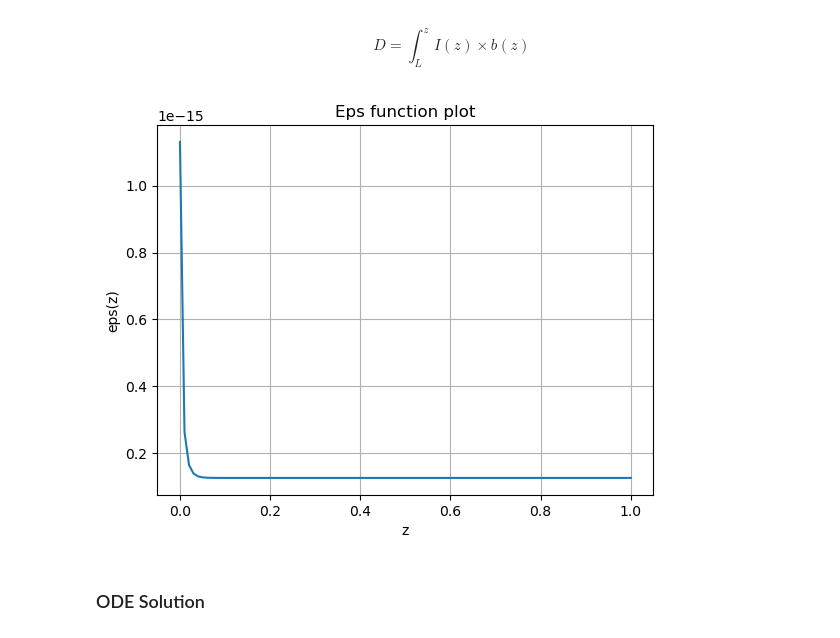
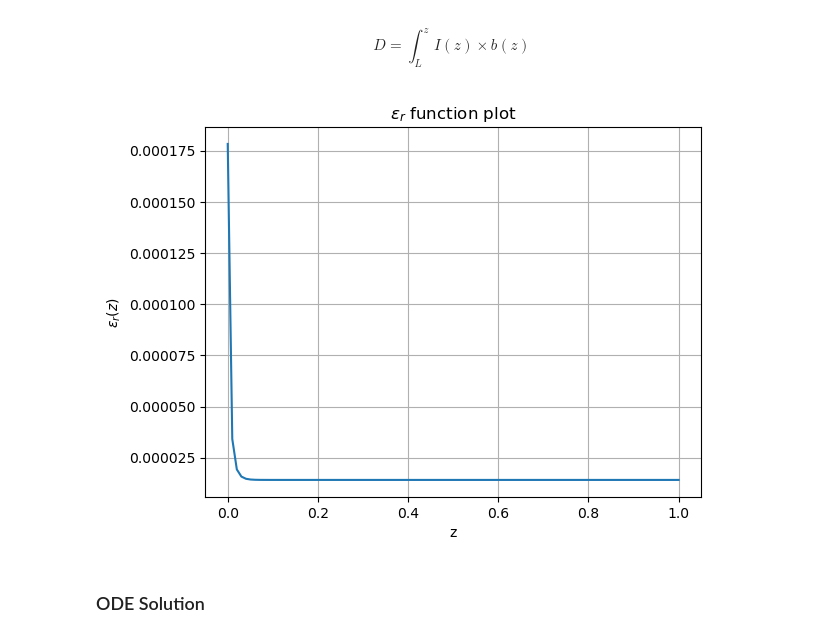
Before and after one commit to Mazz84002/Final-Year-Project, a Jupyter notebook: Numerically Checking Results/plots.ipynb, the cells around one changed output. Drawn from its saved outputs; the diff is of its cells as text; code cells hidden in the pictures.

```diff
--- a/Numerically Checking Results/plots.ipynb
+++ b/Numerically Checking Results/plots.ipynb
@@ -10,14 +11,17 @@ from scipy.integrate import solve_bvp
 from scipy import constants
 from sympy import *
 # %%
-L = 1
+# choosing values
+
+L = 0.1 # L = 10 [cm]
 mu_0 = constants.mu_0
-omega = 10**9 # 1[GHz]
-Z_L = 1e5 # 100k ohms load
+omega = 10**10 # 10[GHz]
+Z_L = 1e5
+eps_0 = constants.epsilon_0
 # %%
-# Defining Gamma
+# Desired Gamma
 def Gamma(z):
-    return 0.5*np.exp(-1e2*z)
+    return 0.5*np.exp(-10*z)
 # %%
 z_vals = np.linspace(0, 1, 100) # Generate 1000 equally spaced points between 0 and 0.000001
 
@@ -44,12 +48,3 @@ $$ a=-2\times\Gamma'(z)\times\frac1{1-\Gamma^2(z)} $$
 # defining a from hese values
 def a(z):
     return -2 * dGamma_dz(z) * 1/(1-(Gamma(z))**2)
-# %%
-z_vals = np.linspace(0, 1, 100) # Generate 1000 equally spaced points between 0 and 0.000001
-
-plt.plot(z_vals, a(z_vals))
-plt.xlabel('z')
-plt.ylabel('a(z)')
-plt.title('Gamma function plot')
-plt.grid()
-plt.show()
@@ -60,12 +53,3 @@ $$ b(z)=4\omega\sqrt{\mu_0}\times\frac{\Gamma(z)}{1-\Gamma^2(z)} $$
 # %%
 def b(z):
     return 4*omega*np.sqrt(mu_0) * (Gamma(z)/(1-(Gamma(z))**2))
-# %%
-z_vals = np.linspace(0, 1, 100) # Generate 1000 equally spaced points between 0 and 0.000001
-
-plt.plot(z_vals, abs(b(z_vals)))
-plt.xlabel('z')
-plt.ylabel('b(z)')
-plt.title('Gamma function plot')
-plt.grid()
-plt.show()
@@ -93,14 +75,14 @@ D = [ quad(d_interp, L, z_val)[0] for z_val in z_vals ]
 # %%
 eps = [ ( (I[i])/( I[99]*(Z_L/np.sqrt(mu_0)) + 1j*D[i] ) )**2 for i in range(0, 100) ]
 # %%
-plt.plot(z_vals, [abs(val) for val in eps])
+plt.plot(z_vals, [abs(val)/eps_0 for val in eps])
 plt.xlabel('z')
-plt.ylabel('eps(z)')
-plt.title('Eps function plot')
+plt.ylabel('$\epsilon_r(z)$')
+plt.title('$\epsilon_r$ function plot')
 plt.grid()
 plt.show()
 # %% [output]
-[figure, old version]
+[figure, new version]
 # %% [markdown]
 ### ODE Solution
 # %%
```
Also changed, not shown: parts of 9 cells of this notebook, 3 other files.
